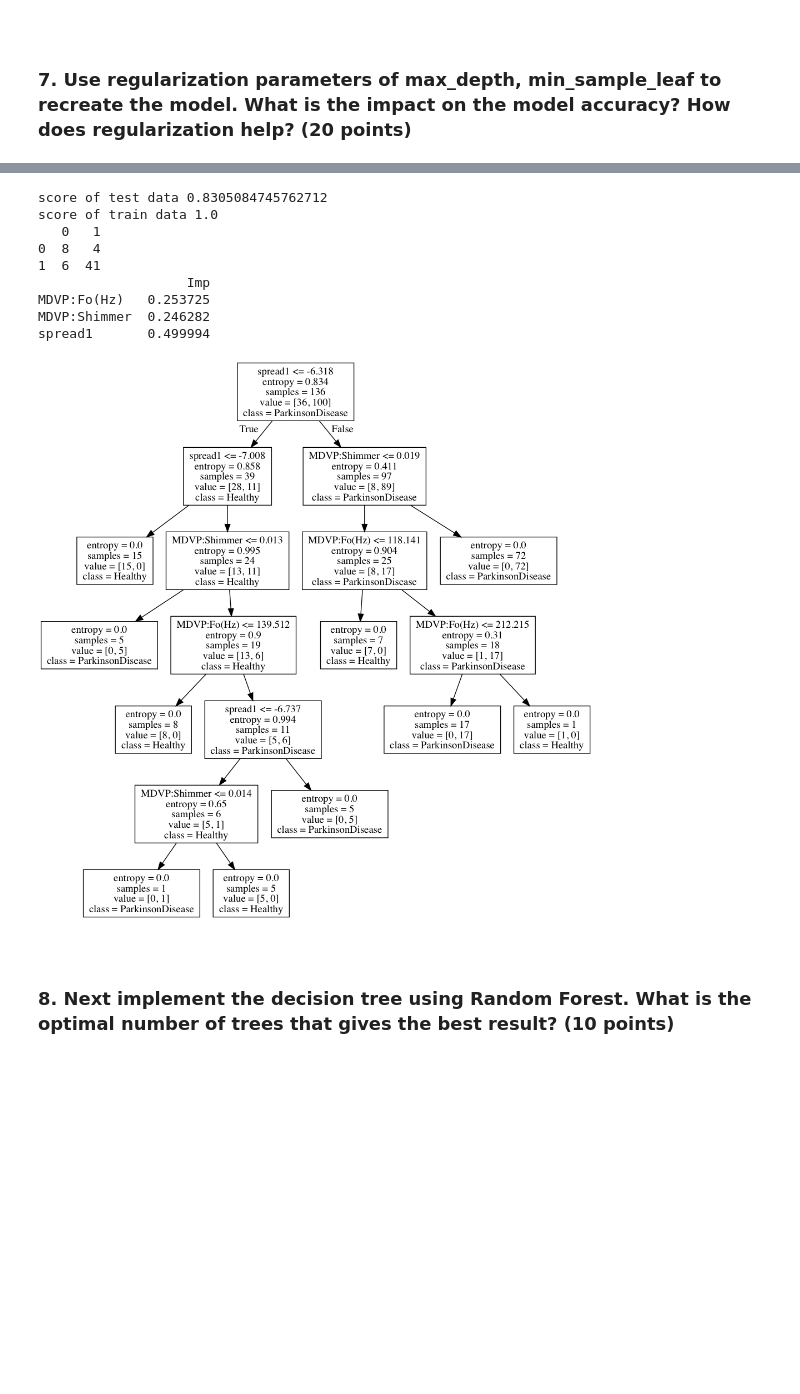
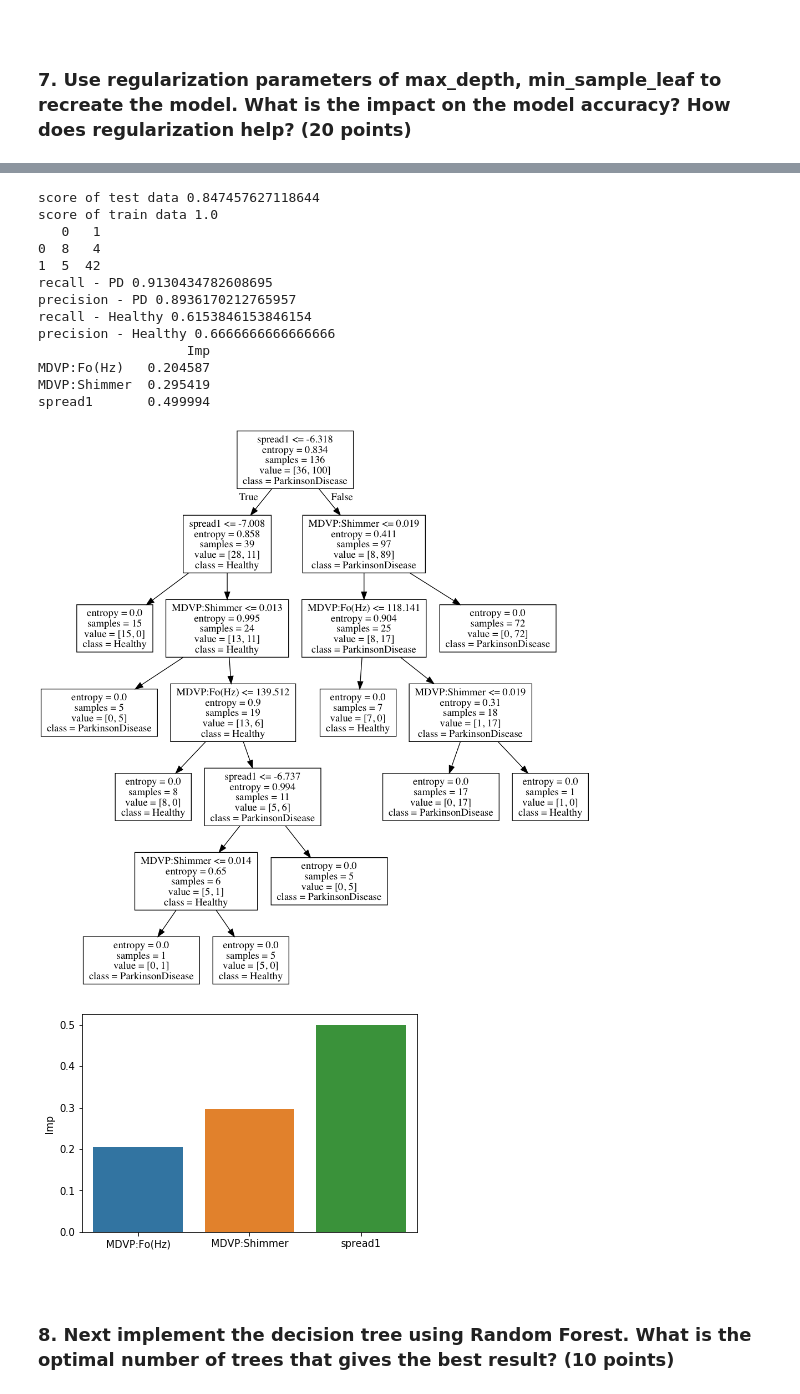
Before and after one commit to GreatLearningAIML1/chennai-aug-batch-senthilvelavan, a Jupyter notebook: EnsembleTechniques-R3-Project1/EnsembleTechniques_R3_Project1_Parkinson’s Disease.ipynb, the cells around one changed output, grey strips where cells are left out. Drawn from its saved outputs; the diff is of its cells as text; code cells hidden in the pictures; blank space fills up the shorter version.

```diff
--- a/EnsembleTechniques-R3-Project1/EnsembleTechniques_R3_Project1_Parkinson’s Disease.ipynb
+++ b/EnsembleTechniques-R3-Project1/EnsembleTechniques_R3_Project1_Parkinson’s Disease.ipynb
@@ -534 +532,5 @@ spread1       0.406287
 [figure]
+# %%
+fi_df = pd.DataFrame(dtc.feature_importances_, columns = ['Imp'],index = pd.Series(X_train.columns))
+print(fi_df)
+sns.barplot(x=fi_df.index,y='Imp',data=fi_df)
@@ -588,8 +598,8 @@ spread1       0.406287
 ## Defining the model including train_test_split in a function so that it can be invoked multiple times for different
 ## hyperparameters
 
-def model(X_func,Y_func,criteria,maxDepth,minLeaf,depth,leaf,accuracy_train,accuracy_test,printLog):
-    X_func_train,X_func_test,Y_func_train,Y_func_test = train_test_split(X_func,Y_func,test_size=0.3,random_state=100)
+def model(X_func,Y_func,X_func_train,X_func_test,Y_func_train,Y_func_test,criteria,maxDepth,minLeaf,depth,leaf,accuracy_train,accuracy_test,printLog):
+
 
     if(maxDepth=='None' and minLeaf=='None'):
         dtc_func = DecisionTreeClassifier(criterion=criteria)
@@ -607,10 +617,19 @@ def model(X_func,Y_func,criteria,maxDepth,minLeaf,depth,leaf,accuracy_train,accu
         print('score of train data',dtc_func.score(X_func_train,Y_func_train))
     Y_func_pred = dtc_func.predict(X_func_test)
     if(printLog):
-        print(pd.DataFrame(metrics.confusion_matrix(Y_func_test,Y_func_pred)))
+        cm = pd.DataFrame(metrics.confusion_matrix(Y_func_test,Y_func_pred))
+        print(cm)
+        print('recall - PD',cm[1][1]/(cm[1][1]+cm[1][0]))
+        print('precision - PD',cm[1][1]/(cm[1][1]+cm[0][1]))
+        print('recall - Healthy',cm[0][0]/(cm[0][0]+cm[0][1]))
+        print('precision - Healthy',cm[0][0]/(cm[0][0]+cm[1][0]))
 
     PD_No_Yes_func_File = open('PD_No_Yes_func.dot','w')
     dot_data_func = tree.export_graphviz(dtc_func, out_file=PD_No_Yes_func_File, feature_names = list(X_func_train), class_names = list(train_char_label))
     PD_No_Yes_func_File.close()
+    fi_df = pd.DataFrame(dtc_func.feature_importances_, columns = ['Imp'],index = pd.Series(X_func_train.columns))
     if(printLog):
-        print (pd.DataFrame(dtc_func.feature_importances_, columns = ["Imp"], index = X_func_train.columns))
+        ##print (pd.DataFrame(dtc_func.feature_importances_, columns = ["Imp"], index = X_func_train.columns))
+
+        print(fi_df)
+    sns.barplot(x=fi_df.index,y='Imp',data=fi_df)
@@ -752,34 +790,40 @@ spread1       0.582558
 # %%
 ## pruning
 ## -------
 ##
 ## Removing PPE variable which has very low feature importance among the independant variables used
 
 minLeaf=[]
 accuracy_train=[]
 accuracy_test=[]
 
 Y_reg = pd_df[['status']]
 X_reg = pd_df[['MDVP:Fo(Hz)','MDVP:Shimmer','spread1']]
-model(X_reg,Y_reg,'entropy','None','None',depth,minLeaf,accuracy_train,accuracy_test, True)
+X_reg_train,X_reg_test,Y_reg_train,Y_reg_test = train_test_split(X_reg,Y_reg,test_size=0.3,random_state=100)
+model(X_reg,Y_reg,X_reg_train,X_reg_test,Y_reg_train,Y_reg_test,'entropy','None','None',depth,minLeaf,accuracy_train,accuracy_test, True)
 
 
 report = pd.DataFrame({'minLeaf':minLeaf,'accuracy_train':accuracy_train,'accuracy_test':accuracy_test})
 report
 
 system("dot -Tpng PD_No_Yes_func.dot -o PD_No_Yes_func.png")
 Image("PD_No_Yes_func.png")
 # %% [output]
-score of test data 0.8305084745762712
+score of test data 0.847457627118644
 score of train data 1.0
    0   1
 0  8   4
-1  6  41
+1  5  42
+recall - PD 0.9130434782608695
+precision - PD 0.8936170212765957
+recall - Healthy 0.6153846153846154
+precision - Healthy 0.6666666666666666
                    Imp
-MDVP:Fo(Hz)   0.253725
-MDVP:Shimmer  0.246282
+MDVP:Fo(Hz)   0.204587
+MDVP:Shimmer  0.295419
 spread1       0.499994
-[figure, old version]
+[figure, new version]
+[figure, added]
 # %% [markdown]
 <h3>
 <br>
```
Also changed, not shown: parts of 15 cells of this notebook.
